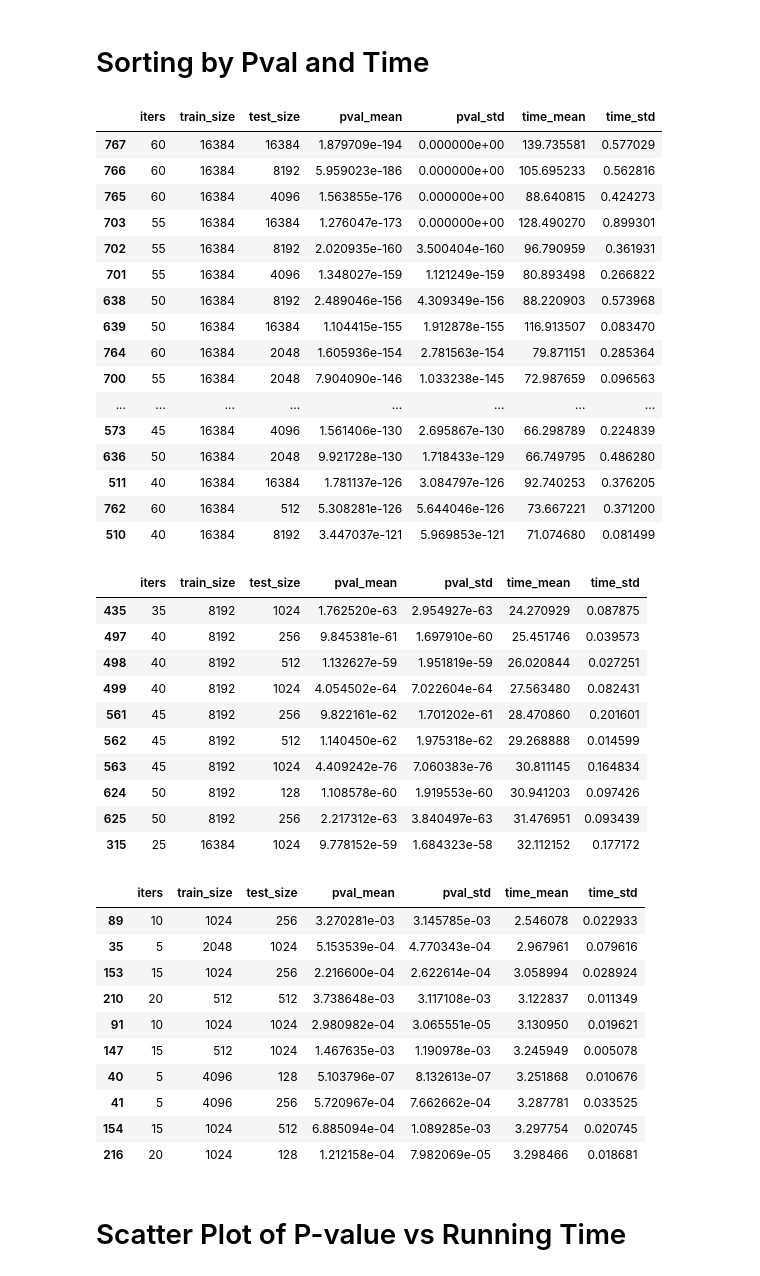
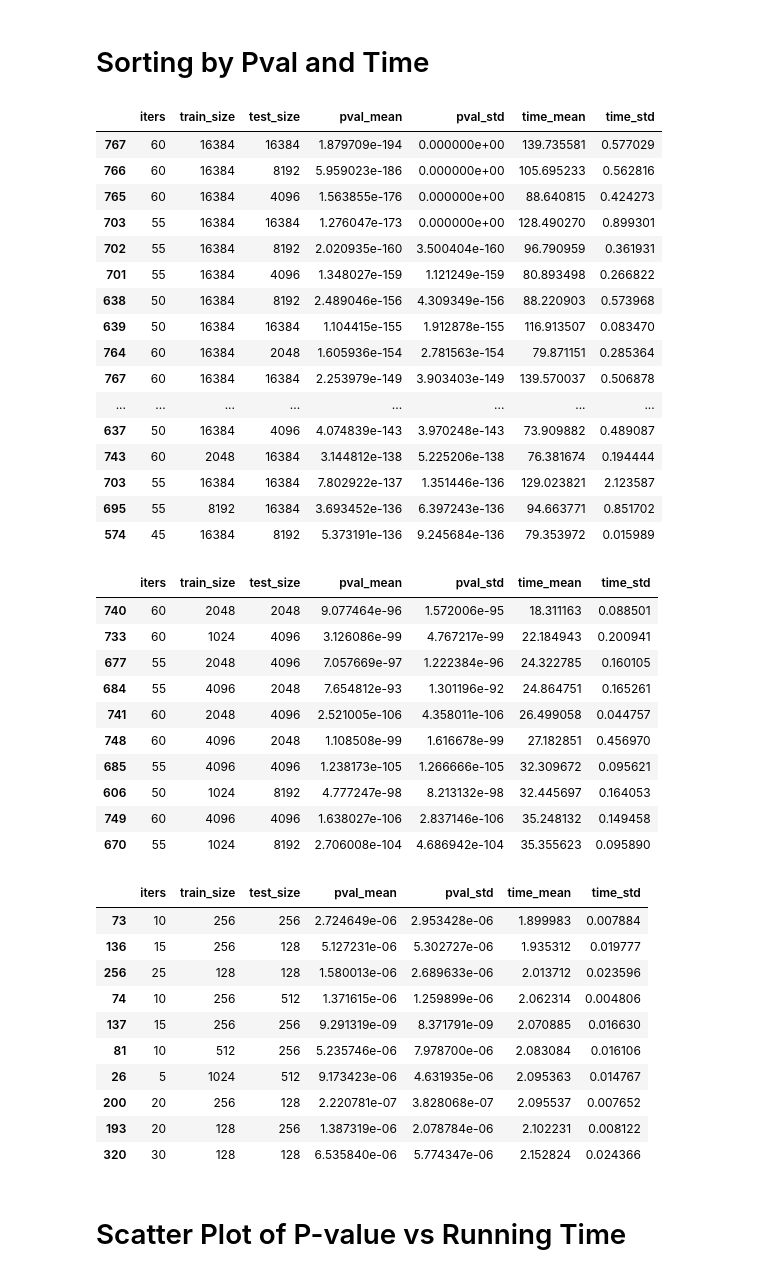
Before and after one commit to ShapeOfMatter/choreography, a Jupyter notebook: python/P-value Analysis.ipynb, the cells around one changed output. Cells and saved outputs as stored; diff of their text form; code cells hidden in the pictures.

```diff
--- a/python/P-value Analysis.ipynb
+++ b/python/P-value Analysis.ipynb
@@ -6,2 +5,13 @@ from typing import (Optional, Tuple, Union)
+# %%
+def read_data(file):
+    df = pd.read_csv(file).rename(columns=lambda x: x.strip())
+    results = df.groupby(['iters', 'train_size', 'test_size'], as_index=False).agg({'pval':['mean','std'], 'time':['mean', 'std']})
+    results.columns = ['iters', 'train_size', 'test_size',
+                       'pval_mean', 'pval_std', 'time_mean', 'time_std']
+    return results
 # %%
-df = pd.read_csv('../results/cliff_results_a129_27-07-2023_11:36:31.csv').rename(columns=lambda x: x.strip())
+files = ['../results/cliff_results_a129_27-07-2023_11:36:31.csv',
+         '../results/cliff_results_a211_28-07-2023_16:36:57.csv',
+         '../results/cliff_results_a220_29-07-2023_09:27:19.csv',
+         '../results/cliff_results_a284_30-07-2023_12:39:59.csv']
+dfs = [read_data(f) for f in files]
@@ -81,5 +63,7 @@ plot_performance(x="test_size", test_size=(0,1024), train_size=(512, 1024), iter
 # %% [markdown]
 # Sorting by Pval and Time
+# %%
+results = pd.concat(dfs)
 # %%
 # Top-20 p-values
 results.sort_values('pval_mean').head(20)
@@ -94,43 +78,43 @@ results.sort_values('pval_mean').head(20)
 | 638 | 50 | 16384 | 8192 | 2.489046e-156 | 4.309349e-156 | 88.220903 | 0.573968 |
 | 639 | 50 | 16384 | 16384 | 1.104415e-155 | 1.912878e-155 | 116.913507 | 0.083470 |
 | 764 | 60 | 16384 | 2048 | 1.605936e-154 | 2.781563e-154 | 79.871151 | 0.285364 |
-| 700 | 55 | 16384 | 2048 | 7.904090e-146 | 1.033238e-145 | 72.987659 | 0.096563 |
+| 767 | 60 | 16384 | 16384 | 2.253979e-149 | 3.903403e-149 | 139.570037 | 0.506878 |
 | ... | ... | ... | ... | ... | ... | ... | ... |
-| 573 | 45 | 16384 | 4096 | 1.561406e-130 | 2.695867e-130 | 66.298789 | 0.224839 |
-| 636 | 50 | 16384 | 2048 | 9.921728e-130 | 1.718433e-129 | 66.749795 | 0.486280 |
-| 511 | 40 | 16384 | 16384 | 1.781137e-126 | 3.084797e-126 | 92.740253 | 0.376205 |
-| 762 | 60 | 16384 | 512 | 5.308281e-126 | 5.644046e-126 | 73.667221 | 0.371200 |
-| 510 | 40 | 16384 | 8192 | 3.447037e-121 | 5.969853e-121 | 71.074680 | 0.081499 |
+| 637 | 50 | 16384 | 4096 | 4.074839e-143 | 3.970248e-143 | 73.909882 | 0.489087 |
+| 743 | 60 | 2048 | 16384 | 3.144812e-138 | 5.225206e-138 | 76.381674 | 0.194444 |
+| 703 | 55 | 16384 | 16384 | 7.802922e-137 | 1.351446e-136 | 129.023821 | 2.123587 |
+| 695 | 55 | 8192 | 16384 | 3.693452e-136 | 6.397243e-136 | 94.663771 | 0.851702 |
+| 574 | 45 | 16384 | 8192 | 5.373191e-136 | 9.245684e-136 | 79.353972 | 0.015989 |
 # %%
 # Top-100 p-values, sorted by running time
 results.sort_values('pval_mean').head(100).sort_values('time_mean').head(10)
 # %% [output]
 |  | iters | train_size | test_size | pval_mean | pval_std | time_mean | time_std |
-| 435 | 35 | 8192 | 1024 | 1.762520e-63 | 2.954927e-63 | 24.270929 | 0.087875 |
-| 497 | 40 | 8192 | 256 | 9.845381e-61 | 1.697910e-60 | 25.451746 | 0.039573 |
-| 498 | 40 | 8192 | 512 | 1.132627e-59 | 1.951819e-59 | 26.020844 | 0.027251 |
-| 499 | 40 | 8192 | 1024 | 4.054502e-64 | 7.022604e-64 | 27.563480 | 0.082431 |
-| 561 | 45 | 8192 | 256 | 9.822161e-62 | 1.701202e-61 | 28.470860 | 0.201601 |
-| 562 | 45 | 8192 | 512 | 1.140450e-62 | 1.975318e-62 | 29.268888 | 0.014599 |
-| 563 | 45 | 8192 | 1024 | 4.409242e-76 | 7.060383e-76 | 30.811145 | 0.164834 |
-| 624 | 50 | 8192 | 128 | 1.108578e-60 | 1.919553e-60 | 30.941203 | 0.097426 |
-| 625 | 50 | 8192 | 256 | 2.217312e-63 | 3.840497e-63 | 31.476951 | 0.093439 |
-| 315 | 25 | 16384 | 1024 | 9.778152e-59 | 1.684323e-58 | 32.112152 | 0.177172 |
+| 740 | 60 | 2048 | 2048 | 9.077464e-96 | 1.572006e-95 | 18.311163 | 0.088501 |
+| 733 | 60 | 1024 | 4096 | 3.126086e-99 | 4.767217e-99 | 22.184943 | 0.200941 |
+| 677 | 55 | 2048 | 4096 | 7.057669e-97 | 1.222384e-96 | 24.322785 | 0.160105 |
+| 684 | 55 | 4096 | 2048 | 7.654812e-93 | 1.301196e-92 | 24.864751 | 0.165261 |
+| 741 | 60 | 2048 | 4096 | 2.521005e-106 | 4.358011e-106 | 26.499058 | 0.044757 |
+| 748 | 60 | 4096 | 2048 | 1.108508e-99 | 1.616678e-99 | 27.182851 | 0.456970 |
+| 685 | 55 | 4096 | 4096 | 1.238173e-105 | 1.266666e-105 | 32.309672 | 0.095621 |
+| 606 | 50 | 1024 | 8192 | 4.777247e-98 | 8.213132e-98 | 32.445697 | 0.164053 |
+| 749 | 60 | 4096 | 4096 | 1.638027e-106 | 2.837146e-106 | 35.248132 | 0.149458 |
+| 670 | 55 | 1024 | 8192 | 2.706008e-104 | 4.686942e-104 | 35.355623 | 0.095890 |
 # %%
-# Fastest 10 results that achieve p < 0.01
-results[results['pval_mean'] + (2 * results['pval_std']) < 0.01].sort_values('time_mean').head(10)
+# Fastest 10 results that achieve p < 10^-5
+results[results['pval_mean'] < 1e-5].sort_values('time_mean').head(10)
 # %% [output]
 |  | iters | train_size | test_size | pval_mean | pval_std | time_mean | time_std |
-| 89 | 10 | 1024 | 256 | 3.270281e-03 | 3.145785e-03 | 2.546078 | 0.022933 |
-| 35 | 5 | 2048 | 1024 | 5.153539e-04 | 4.770343e-04 | 2.967961 | 0.079616 |
-| 153 | 15 | 1024 | 256 | 2.216600e-04 | 2.622614e-04 | 3.058994 | 0.028924 |
-| 210 | 20 | 512 | 512 | 3.738648e-03 | 3.117108e-03 | 3.122837 | 0.011349 |
-| 91 | 10 | 1024 | 1024 | 2.980982e-04 | 3.065551e-05 | 3.130950 | 0.019621 |
-| 147 | 15 | 512 | 1024 | 1.467635e-03 | 1.190978e-03 | 3.245949 | 0.005078 |
-| 40 | 5 | 4096 | 128 | 5.103796e-07 | 8.132613e-07 | 3.251868 | 0.010676 |
-| 41 | 5 | 4096 | 256 | 5.720967e-04 | 7.662662e-04 | 3.287781 | 0.033525 |
-| 154 | 15 | 1024 | 512 | 6.885094e-04 | 1.089285e-03 | 3.297754 | 0.020745 |
-| 216 | 20 | 1024 | 128 | 1.212158e-04 | 7.982069e-05 | 3.298466 | 0.018681 |
+| 73 | 10 | 256 | 256 | 2.724649e-06 | 2.953428e-06 | 1.899983 | 0.007884 |
+| 136 | 15 | 256 | 128 | 5.127231e-06 | 5.302727e-06 | 1.935312 | 0.019777 |
+| 256 | 25 | 128 | 128 | 1.580013e-06 | 2.689633e-06 | 2.013712 | 0.023596 |
+| 74 | 10 | 256 | 512 | 1.371615e-06 | 1.259899e-06 | 2.062314 | 0.004806 |
+| 137 | 15 | 256 | 256 | 9.291319e-09 | 8.371791e-09 | 2.070885 | 0.016630 |
+| 81 | 10 | 512 | 256 | 5.235746e-06 | 7.978700e-06 | 2.083084 | 0.016106 |
+| 26 | 5 | 1024 | 512 | 9.173423e-06 | 4.631935e-06 | 2.095363 | 0.014767 |
+| 200 | 20 | 256 | 128 | 2.220781e-07 | 3.828068e-07 | 2.095537 | 0.007652 |
+| 193 | 20 | 128 | 256 | 1.387319e-06 | 2.078784e-06 | 2.102231 | 0.008122 |
+| 320 | 30 | 128 | 128 | 6.535840e-06 | 5.774347e-06 | 2.152824 | 0.024366 |
 # %% [markdown]
 # Scatter Plot of P-value vs Running Time
 # %%
```
Also changed, not shown: parts of 10 cells of this notebook.
